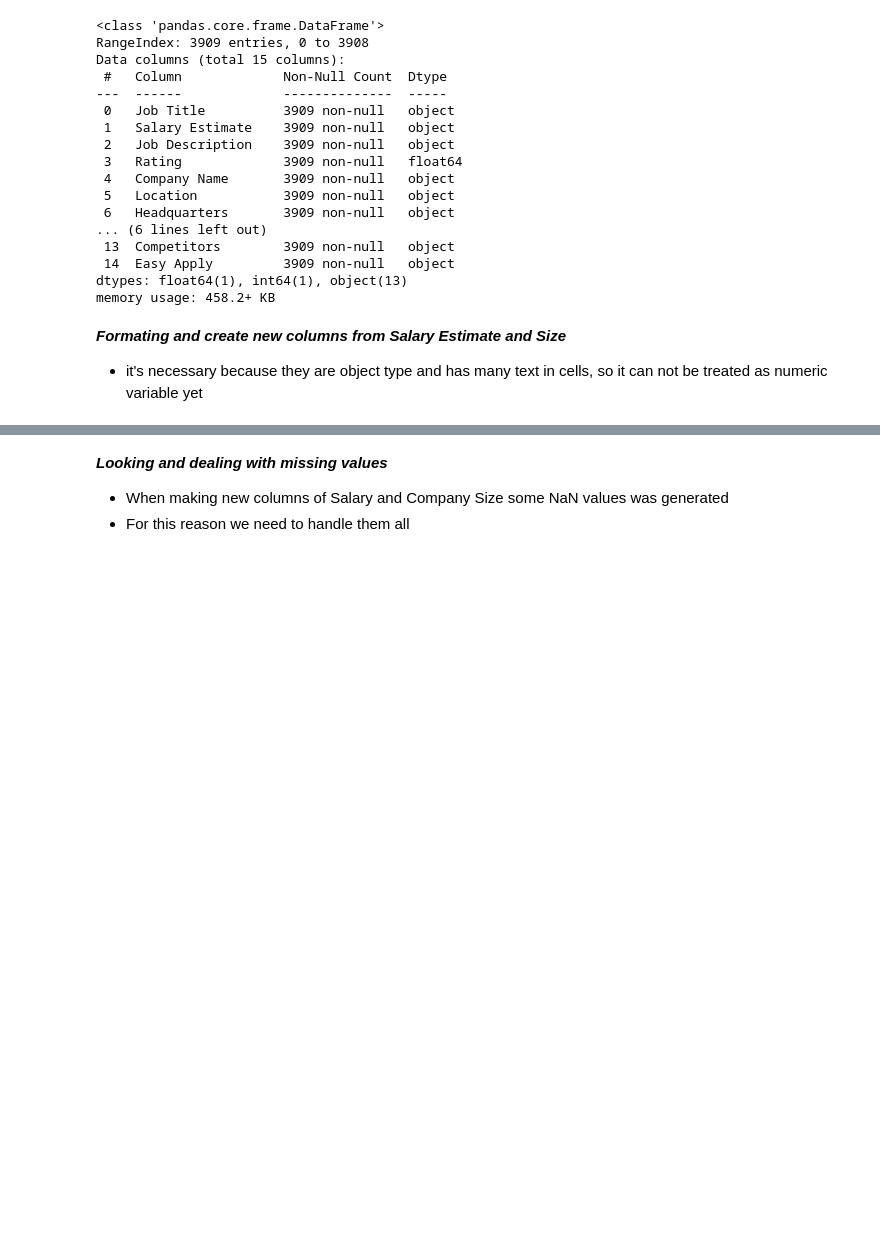
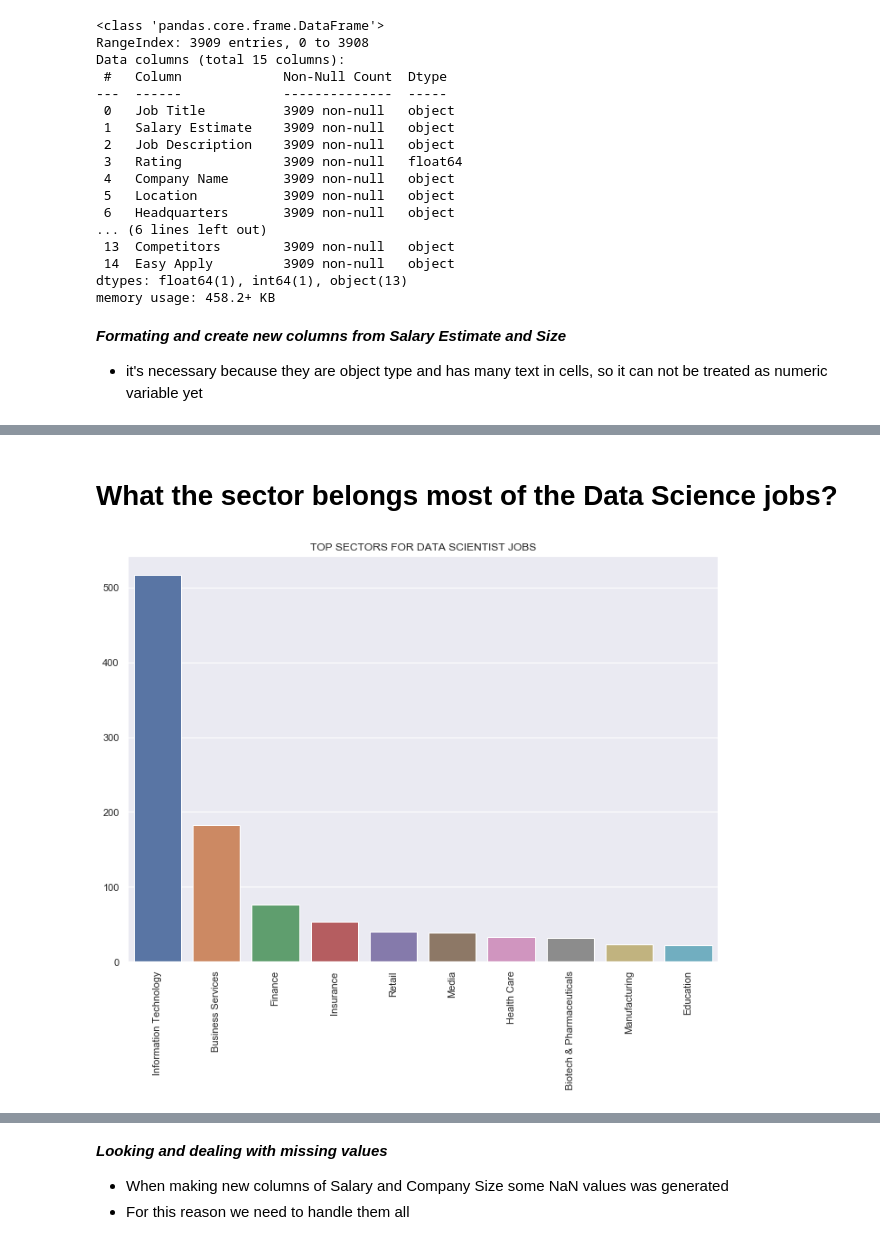
Before and after one commit to Gutelvam/Write-A-Data-Science-Blog-Post, a Jupyter notebook: DSJobs-glossador.ipynb, the cells around one changed output, grey strips where cells are left out. Cells and saved outputs as stored; diff of their text form; code cells hidden in the pictures; blank space fills up the shorter version.

```diff
--- a/DSJobs-glossador.ipynb
+++ b/DSJobs-glossador.ipynb
@@ -89,0 +251,16 @@ split_column_decimals(df, 'Size','to','min_Employee_size','max_Employee_size')
+# %% [markdown]
+# What the sector belongs most of the Data Science jobs?
+# %%
+df_sector =df_popular_jobs[df_popular_jobs['Job Title'] == 'Data Scientist'].dropna(subset=['Sector'])
+
+top_sectors = top_values(df_sector, 'Sector', 10)
+# %%
+#filter in top 10 sectors with most of Data Scientis Jobs
+sectors = pd.Series(df_sector[df_sector['Sector'].isin(top_sectors)]['Sector'].value_counts())
+
+#sectors.plot(kind="bar");
+#plt.title("Sectors with most of Data Science Jobs");
+# %%
+bar_plot_sns(sectors, "TOP SECTORS FOR DATA SCIENTIST JOBS")
+# %% [output]
+[figure, added]
```
Also changed, not shown: parts of 44 cells of this notebook.
